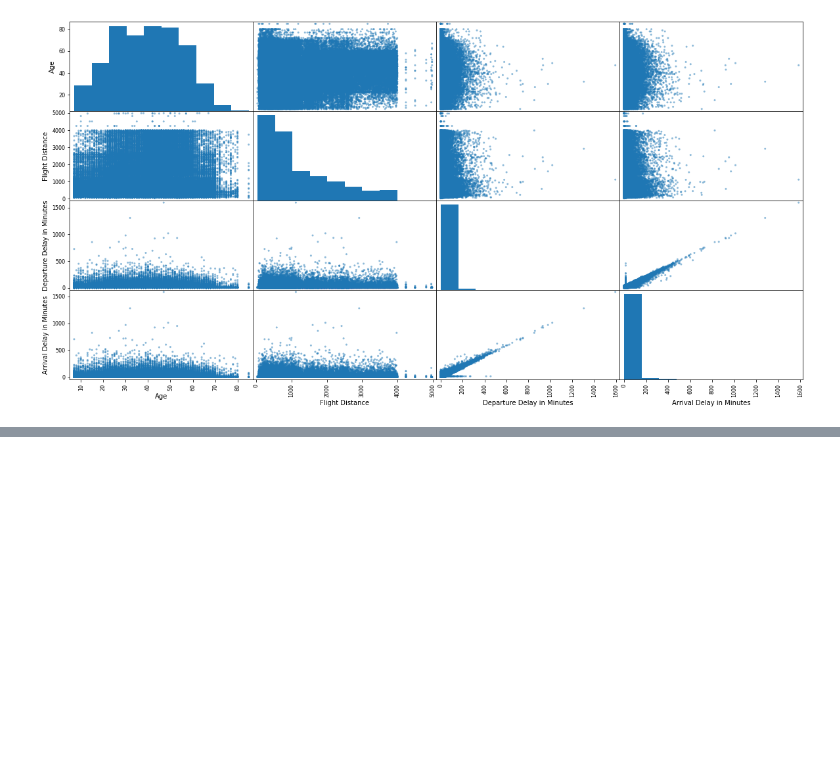
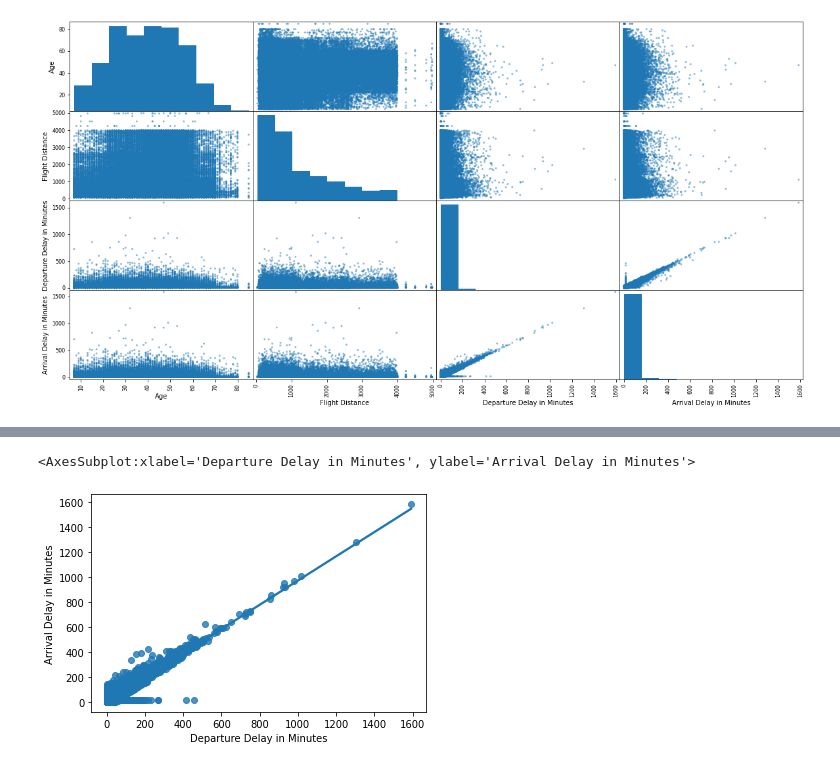
Before and after one commit to Mysurii/Minoi-AAI, a Jupyter notebook: Bootcamp/d6/Bootcamp_dag_6.ipynb, the cells around one changed output, grey strips where cells are left out. Drawn from its saved outputs; the diff is of its cells as text; code cells hidden in the pictures; blank space fills up the shorter version.

```diff
--- a/Bootcamp/d6/Bootcamp_dag_6.ipynb
+++ b/Bootcamp/d6/Bootcamp_dag_6.ipynb
@@ -226,0 +276,14 @@ array([[<AxesSubplot:xlabel='Age', ylabel='Age'>,
+# %%
+X = data[['Flight Distance', 'Departure Delay in Minutes','Age']]
+y = data['Arrival Delay in Minutes']
+
+lm = LinearRegression()
+
+lm.fit(X, y)
+
+y_pred = lm.predict(X)
+
+sns.regplot(x="Departure Delay in Minutes", y="Arrival Delay in Minutes", data=data)
+# %% [output]
+<AxesSubplot:xlabel='Departure Delay in Minutes', ylabel='Arrival Delay in Minutes'>
+[figure, added]
```
Also changed, not shown: parts of 5 cells of this notebook.
